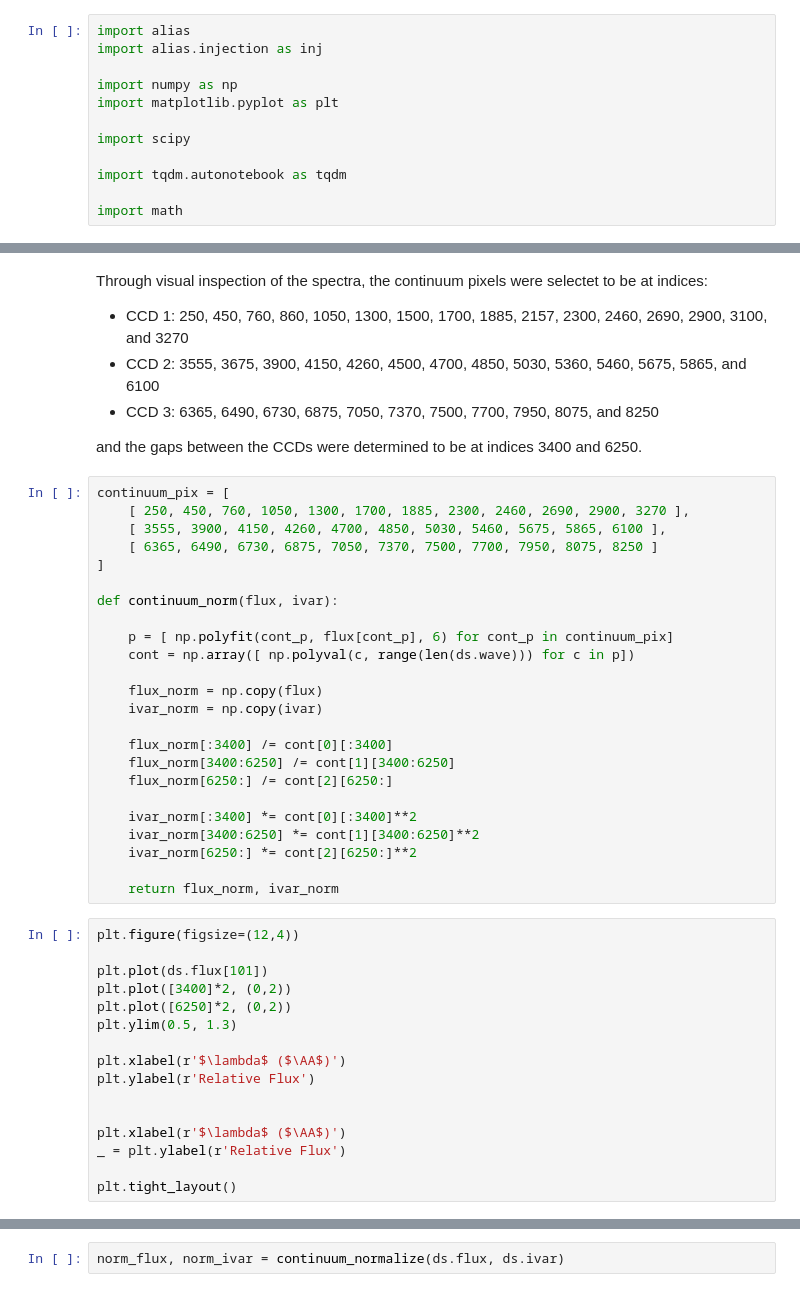
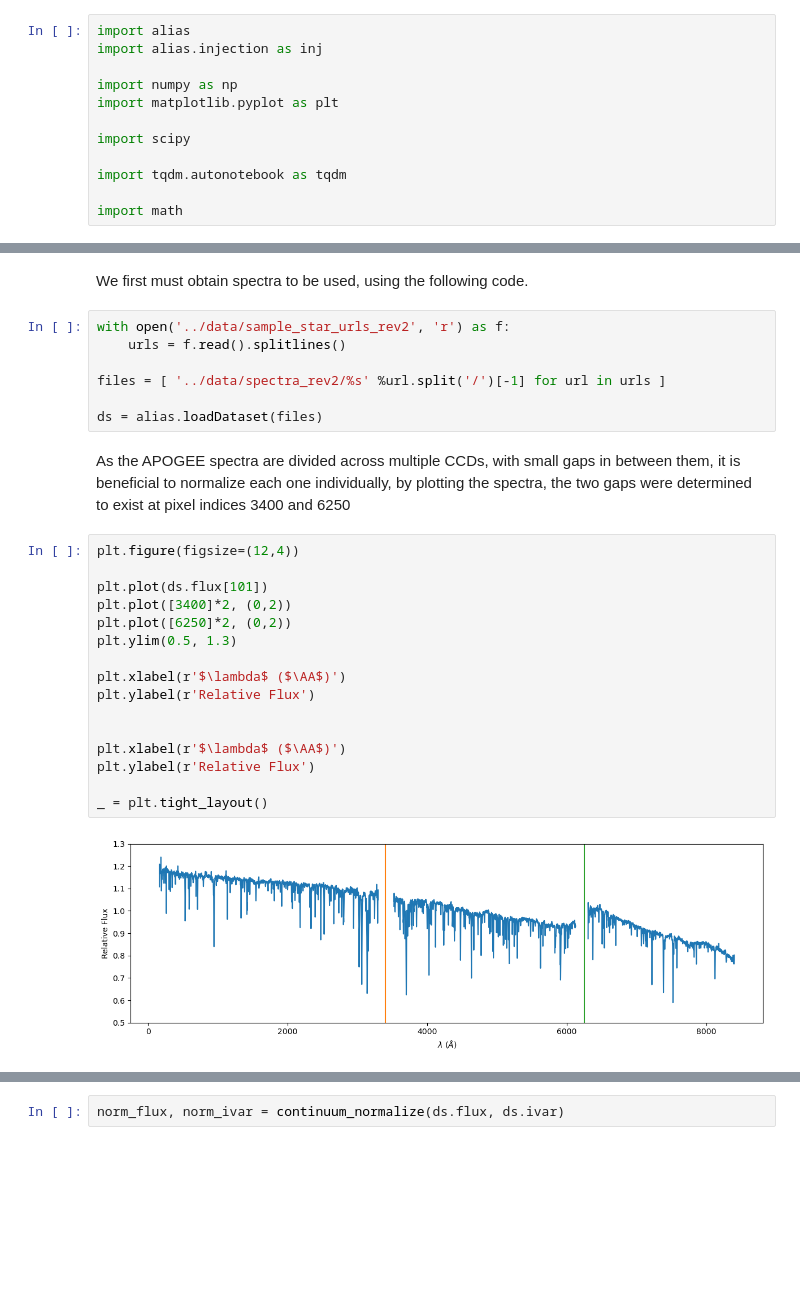
Before and after one commit to josephhand/BSRC-ALIAS, a Jupyter notebook: scratch/continuum_normalize.ipynb, the cells around one changed output, grey strips where cells are left out. Drawn from its saved outputs; the diff is of its cells as text; blank space fills up the shorter version.

```diff
--- a/scratch/continuum_normalize.ipynb
+++ b/scratch/continuum_normalize.ipynb
@@ -24,48 +19,29 @@ plt.ylim(0.5, 1.5)
-# %% [markdown]
-Through visual inspection of the spectra, the continuum pixels were selectet to be at indices:
-
-- CCD 1: 250, 450, 760, 860, 1050, 1300, 1500, 1700, 1885, 2157, 2300, 2460, 2690, 2900, 3100, and 3270
-- CCD 2: 3555, 3675, 3900, 4150, 4260, 4500, 4700, 4850, 5030, 5360, 5460, 5675, 5865, and 6100
-- CCD 3: 6365, 6490, 6730, 6875, 7050, 7370, 7500, 7700, 7950, 8075, and 8250
-
-and the gaps between the CCDs were determined to be at indices 3400 and 6250.
-# %%
-continuum_pix = [
-    [ 250, 450, 760, 1050, 1300, 1700, 1885, 2300, 2460, 2690, 2900, 3270 ],
-    [ 3555, 3900, 4150, 4260, 4700, 4850, 5030, 5460, 5675, 5865, 6100 ],
-    [ 6365, 6490, 6730, 6875, 7050, 7370, 7500, 7700, 7950, 8075, 8250 ]
-]
-
-def continuum_norm(flux, ivar):
-
-    p = [ np.polyfit(cont_p, flux[cont_p], 6) for cont_p in continuum_pix]
-    cont = np.array([ np.polyval(c, range(len(ds.wave))) for c in p])
-
-    flux_norm = np.copy(flux)
-    ivar_norm = np.copy(ivar)
-
-    flux_norm[:3400] /= cont[0][:3400]
-    flux_norm[3400:6250] /= cont[1][3400:6250]
-    flux_norm[6250:] /= cont[2][6250:]
-
-    ivar_norm[:3400] *= cont[0][:3400]**2
-    ivar_norm[3400:6250] *= cont[1][3400:6250]**2
-    ivar_norm[6250:] *= cont[2][6250:]**2
-
-    return flux_norm, ivar_norm
+# %% [markdown]
+We first must obtain spectra to be used, using the following code.
+# %%
+with open('../data/sample_star_urls_rev2', 'r') as f:
+    urls = f.read().splitlines()
+
+files = [ '../data/spectra_rev2/%s' %url.split('/')[-1] for url in urls ]
+
+ds = alias.loadDataset(files)
+# %% [markdown]
+As the APOGEE spectra are divided across multiple CCDs, with small gaps in between them, it is beneficial to normalize each one individually, by plotting the spectra, the two gaps were determined to exist at pixel indices 3400 and 6250
 # %%
 plt.figure(figsize=(12,4))
 
 plt.plot(ds.flux[101])
 plt.plot([3400]*2, (0,2))
 plt.plot([6250]*2, (0,2))
 plt.ylim(0.5, 1.3)
 
 plt.xlabel(r'$\lambda$ ($\AA$)')
 plt.ylabel(r'Relative Flux')
 
 
 plt.xlabel(r'$\lambda$ ($\AA$)')
-_ = plt.ylabel(r'Relative Flux')
+plt.ylabel(r'Relative Flux')
 
-plt.tight_layout()
+_ = plt.tight_layout()
+# %% [output]
+[figure, added]
```
Also changed, not shown: parts of 28 cells of this notebook, 6 other files.
